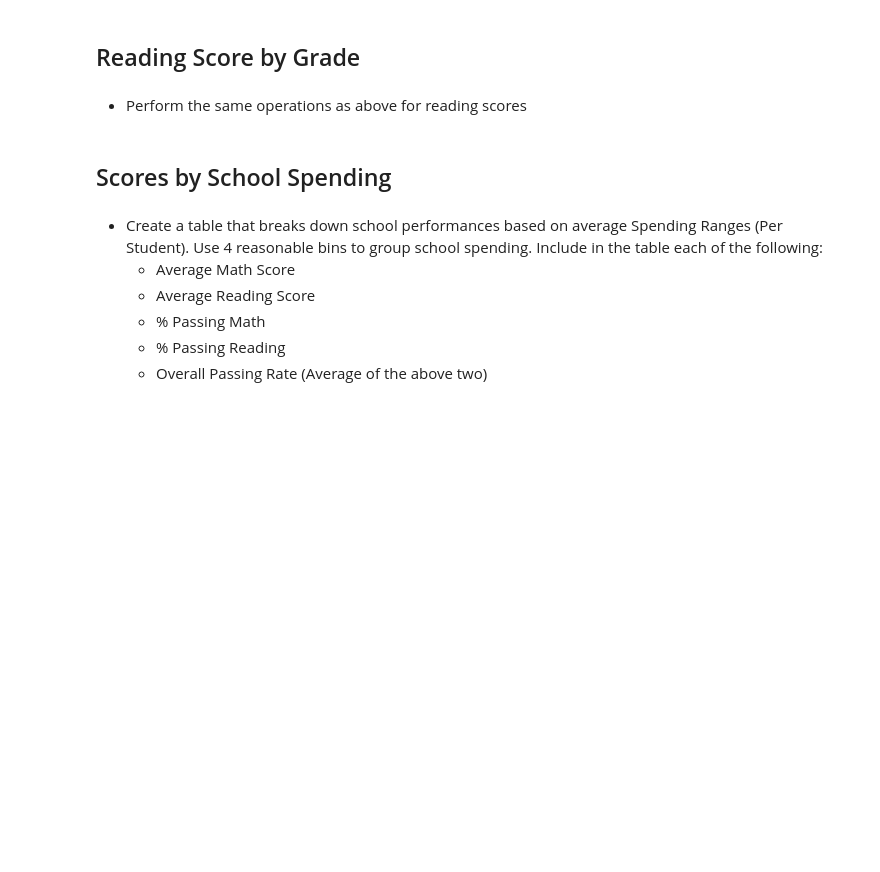
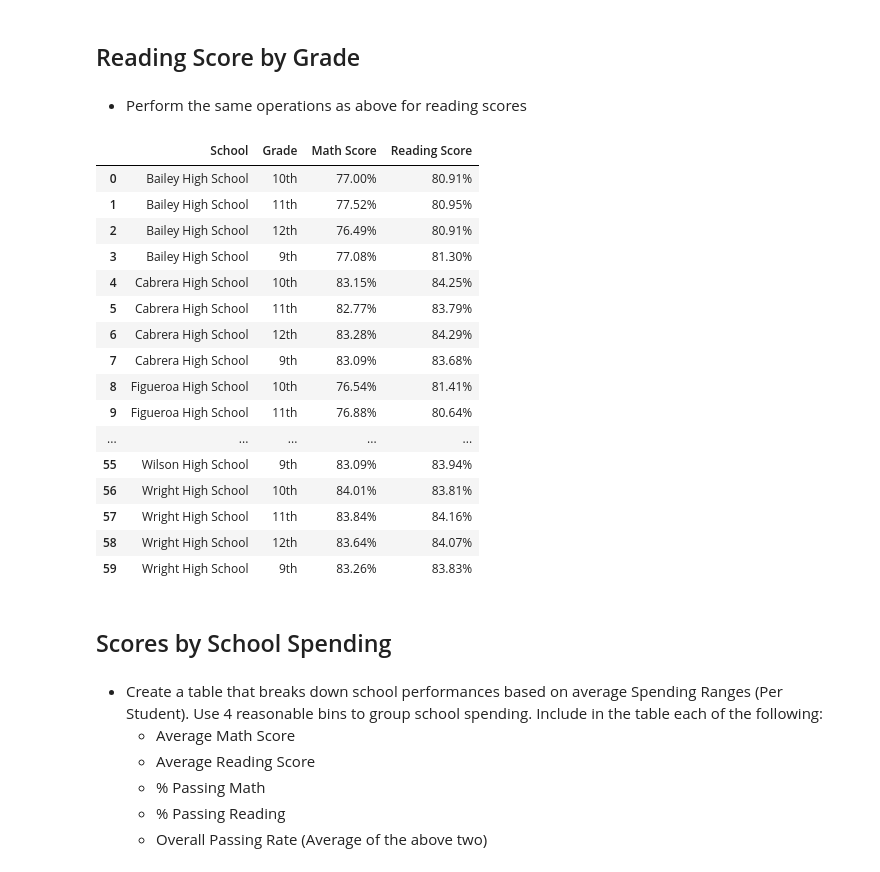
Before and after one commit to ddurnell/pandas-challenge, a Jupyter notebook: PyCitySchools/PyCitySchools.ipynb, the cells around one changed output. Drawn from its saved outputs; the diff is of its cells as text; code cells hidden in the pictures; blank space fills up the shorter version.

Commit message:
math_read_scores

```diff
--- a/PyCitySchools/PyCitySchools.ipynb
+++ b/PyCitySchools/PyCitySchools.ipynb
@@ -304,6 +315,44 @@ school_stats_df
 ## Reading Score by Grade
 # %% [markdown]
 * Perform the same operations as above for reading scores
+# %%
+# Group the data by school and grade
+school_grades_df = school_data_complete.groupby(['school_name', 'grade'])
+
+# Accumulate the data
+# TODO: for efficiency, use a list and only make a DataFrame one time at the list
+grades_df = pd.DataFrame({'School' : [], 'Grade' : [], 'Math Score' : [], 'Reading Score': []})
+for name_of_the_group, group in school_grades_df:
+    math_avg = group['math_score'].mean()
+    reading_avg = group['reading_score'].mean()
+    grades_df = grades_df.append({'School' : name_of_the_group[0],
+                                 'Grade' : name_of_the_group[1],
+                                 'Math Score' : math_avg,
+                                 'Reading Score' : reading_avg}, ignore_index=True)
+
+# Format the percents
+grades_df["Math Score"] = grades_df["Math Score"].map("{:.2f}%".format)
+grades_df["Reading Score"] = grades_df["Reading Score"].map("{:.2f}%".format)
+
+grades_df
+# %% [output]
+|  | School | Grade | Math Score | Reading Score |
+| 0 | Bailey High School | 10th | 77.00% | 80.91% |
+| 1 | Bailey High School | 11th | 77.52% | 80.95% |
+| 2 | Bailey High School | 12th | 76.49% | 80.91% |
+| 3 | Bailey High School | 9th | 77.08% | 81.30% |
+| 4 | Cabrera High School | 10th | 83.15% | 84.25% |
+| 5 | Cabrera High School | 11th | 82.77% | 83.79% |
+| 6 | Cabrera High School | 12th | 83.28% | 84.29% |
+| 7 | Cabrera High School | 9th | 83.09% | 83.68% |
+| 8 | Figueroa High School | 10th | 76.54% | 81.41% |
+| 9 | Figueroa High School | 11th | 76.88% | 80.64% |
+| ... | ... | ... | ... | ... |
+| 55 | Wilson High School | 9th | 83.09% | 83.94% |
+| 56 | Wright High School | 10th | 84.01% | 83.81% |
+| 57 | Wright High School | 11th | 83.84% | 84.16% |
+| 58 | Wright High School | 12th | 83.64% | 84.07% |
+| 59 | Wright High School | 9th | 83.26% | 83.83% |
 # %% [markdown]
 ## Scores by School Spending
 # %% [markdown]
```
Also changed, not shown: parts of 3 cells of this notebook.
